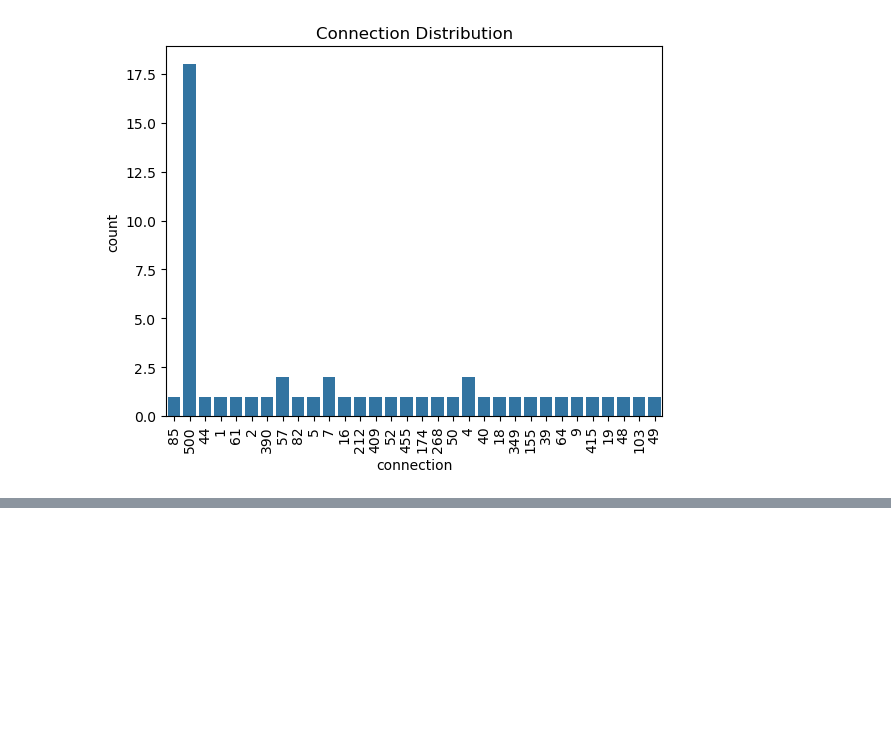
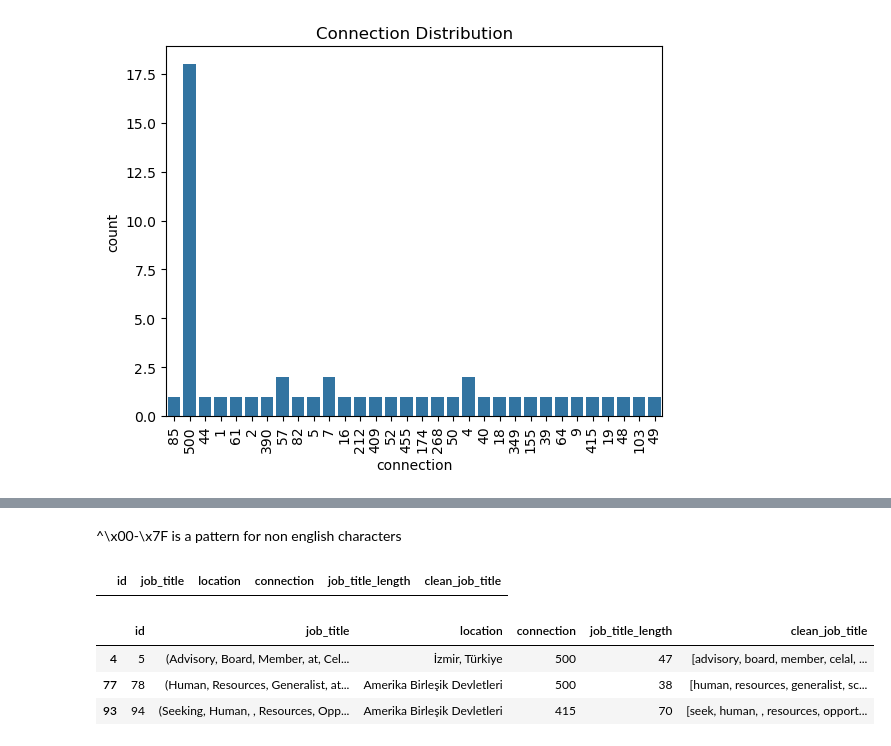
Before and after one commit to safwt-data/QwnYr0x6YtL8f4mY, a Jupyter notebook: notebooks/notebook_1.ipynb, the cells around one changed output, grey strips where cells are left out. Saved outputs shown, nothing was run; the diff lists cells and outputs as text; code cells hidden in the pictures; blank space fills up the shorter version.

```diff
--- a/notebooks/notebook_1.ipynb
+++ b/notebooks/notebook_1.ipynb
@@ -146,3 +135,16 @@ df
 # %%
 measure_word_1 = "aspiring human resources"
 measure_word_2 =  "seeking human resources"
+# %% [markdown]
+^\x00-\x7F is a pattern for non english characters
+# %%
+df[df["job_title"].str.contains(r"[^\x00-\x7F]", regex=True, na=False)]
+# %% [output]
+|  | id | job_title | location | connection | job_title_length | clean_job_title |
+# %%
+df[df["location"].str.contains(r"[^\x00-\x7F]", regex=True, na=False)]
+# %% [output]
+|  | id | job_title | location | connection | job_title_length | clean_job_title |
+| 4 | 5 | (Advisory, Board, Member, at, Cel... | İzmir, Türkiye | 500 | 47 | [advisory, board, member, celal, ... |
+| 77 | 78 | (Human, Resources, Generalist, at... | Amerika Birleşik Devletleri | 500 | 38 | [human, resources, generalist, sc... |
+| 93 | 94 | (Seeking, Human, , Resources, Opp... | Amerika Birleşik Devletleri | 415 | 70 | [seek, human, , resources, opport... |
```
Also changed, not shown: parts of 3 cells of this notebook.
